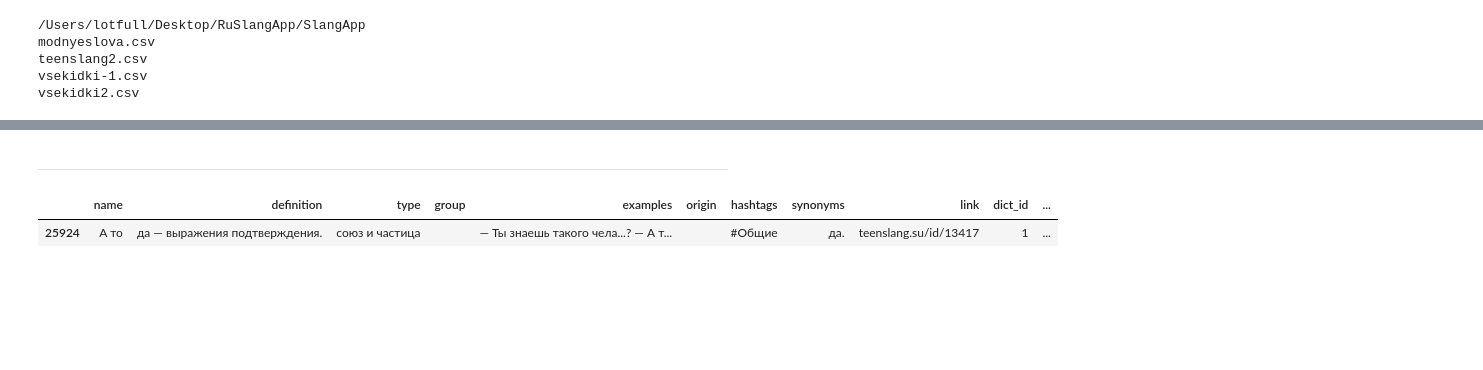
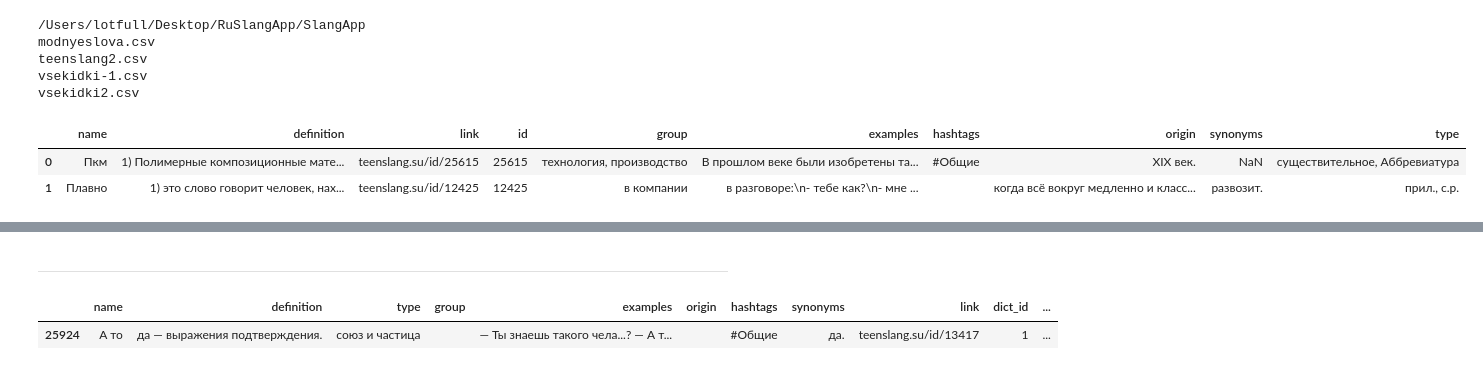
Before and after one commit to lotfull/RuSlangApp, a Jupyter notebook: SlangDictionary/dict_merge.ipynb, the cells around one changed output, grey strips where cells are left out. Drawn from its saved outputs; the diff is of its cells as text; code cells hidden in the pictures; blank space fills up the shorter version.

```diff
--- a/SlangDictionary/dict_merge.ipynb
+++ b/SlangDictionary/dict_merge.ipynb
@@ -15,4 +15,11 @@ modnyeslova_csv = '/Users/lotfull/Desktop/RuSlangApp/SlangDictionary/modnyeslova
 teenslang = pd.read_csv(teenslang_csv)
 vsekidki = pd.read_csv(vsekidki_csv)
 modnyeslova = pd.read_csv(modnyeslova_csv)
+# %%
+teenslang = teenslang[['name', 'definition', 'link', 'id', 'group', 'examples', 'hashtags', 'origin', 'synonyms', 'type']]
+teenslang.head(2)
+# %% [output]
+|  | name | definition | link | id | group | examples | hashtags | origin | synonyms | type |
+| 0 | Пкм | 1) Полимерные композиционные мате... | teenslang.su/id/25615 | 25615 | технология, производство | В прошлом веке были изобретены та... | #Общие | XIX век. | NaN | существительное, Аббревиатура |
+| 1 | Плавно | 1) это слово говорит человек, нах... | teenslang.su/id/12425 | 12425 | в компании | в разговоре:\n- тебе как?\n- мне ... |  | когда всё вокруг медленно и класс... | развозит. | прил., с.р. |
 # %%
```
Also changed, not shown: parts of 12 cells of this notebook, 32 other files.
